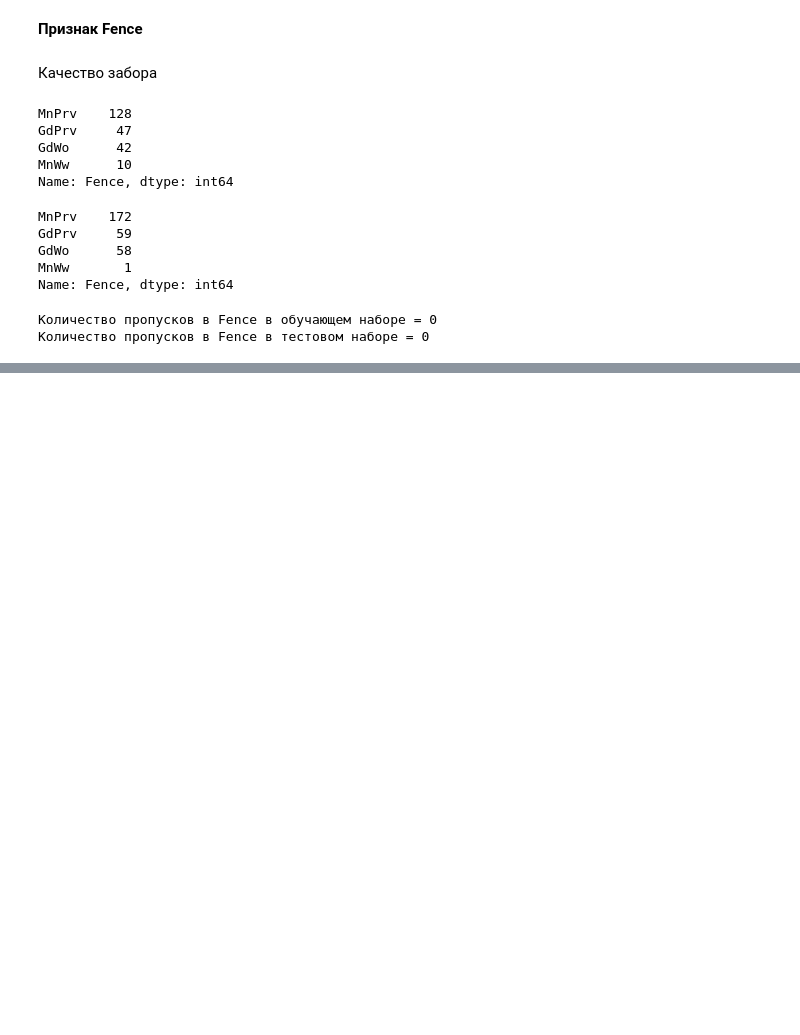
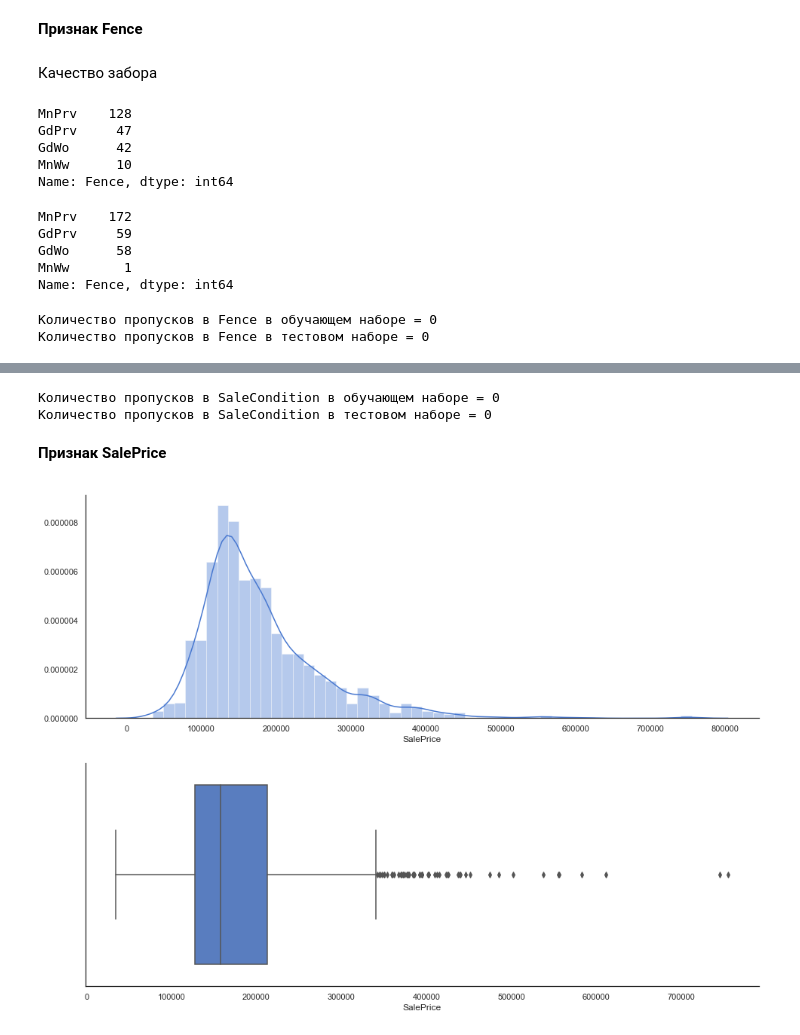
Before and after one commit to rusantsovsv/my_kaggle, a Jupyter notebook: house_prices/house_prices_cleaning.ipynb, the cells around one changed output, grey strips where cells are left out. Drawn from its saved outputs; the diff is of its cells as text; code cells hidden in the pictures; blank space fills up the shorter version.

```diff
--- a/house_prices/house_prices_cleaning.ipynb
+++ b/house_prices/house_prices_cleaning.ipynb
@@ -2772,0 +2881,2 @@ show_train_test_col('Fence')
+# %%
+train.loc[train['MiscFeature'] == 'TenC', 'MiscFeature'] = 'Othr'
@@ -2772,0 +3102,11 @@ show_train_test_col('Fence')
+# %%
+show_train_test_col('SaleCondition')
+# %% [output]
+Количество пропусков в SaleCondition в обучающем наборе = 0
+Количество пропусков в SaleCondition в тестовом наборе = 0
+# %% [markdown]
+**Признак SalePrice**
+# %%
+show_hist_and_box(train['SalePrice'])
+# %% [output]
+[figure, added]
```
Also changed, not shown: parts of 78 cells of this notebook, 1 other file.
